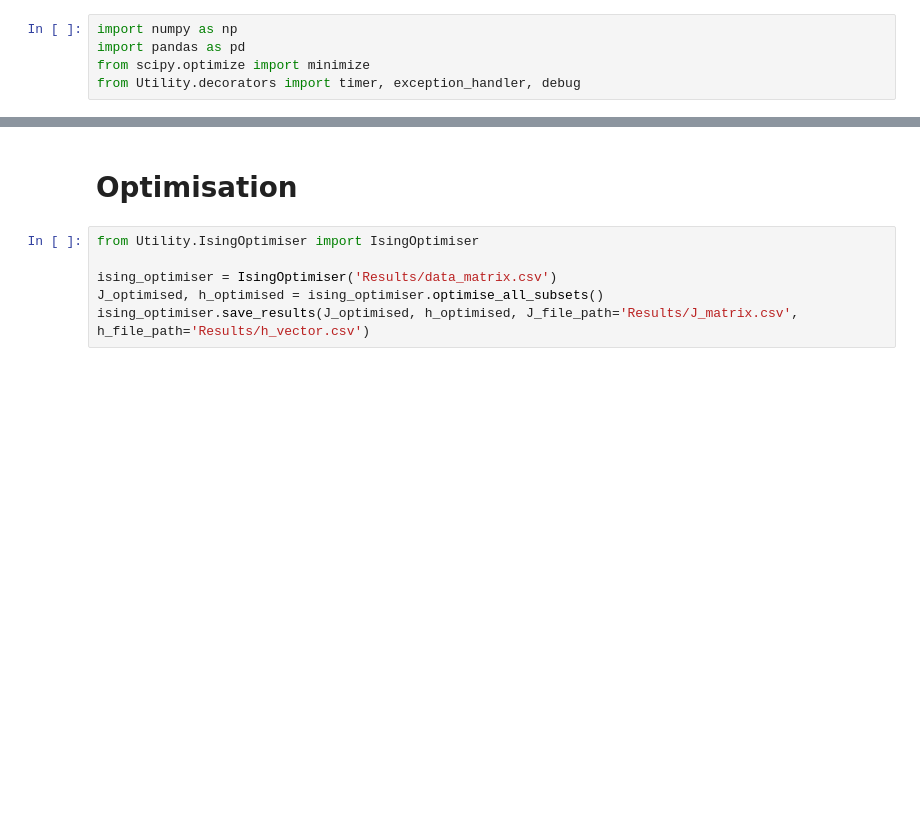
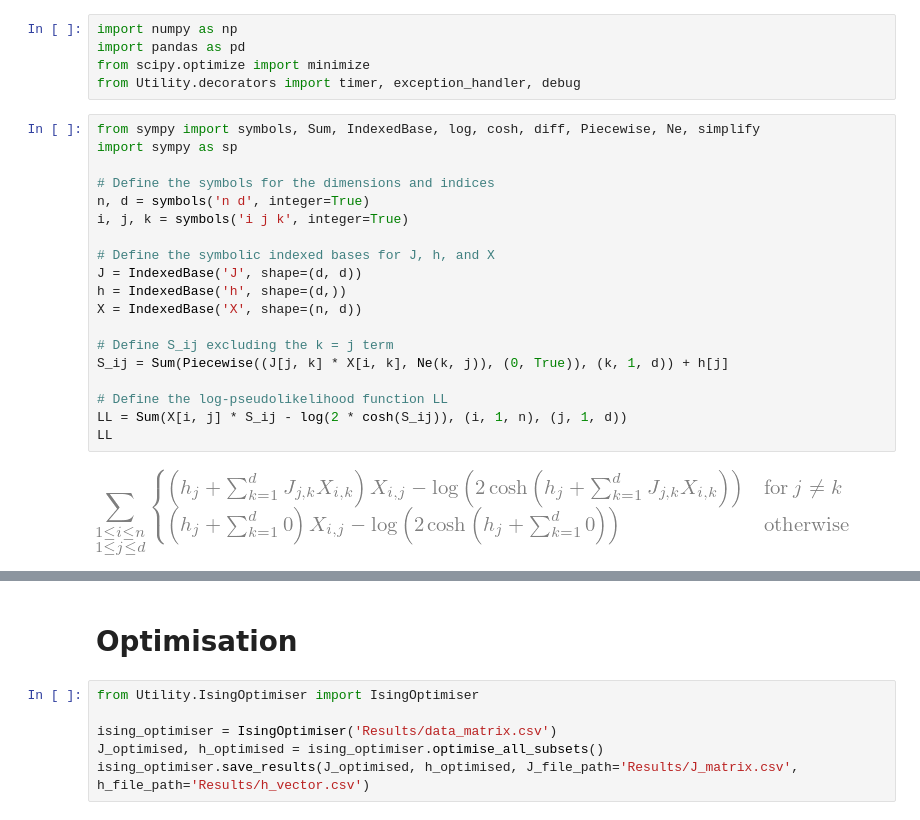
Before and after one commit to CodeBySohyun/Inverse_Ising_Inference, a Jupyter notebook: Data_Analysis/ising_optimisation.ipynb, the cells around one changed output, grey strips where cells are left out. Drawn from its saved outputs; the diff is of its cells as text; blank space fills up the shorter version.

```diff
--- a/Data_Analysis/ising_optimisation.ipynb
+++ b/Data_Analysis/ising_optimisation.ipynb
@@ -3,3 +3,24 @@ import numpy as np
 import pandas as pd
 from scipy.optimize import minimize
 from Utility.decorators import timer, exception_handler, debug
+# %%
+from sympy import symbols, Sum, IndexedBase, log, cosh, diff, Piecewise, Ne, simplify
+import sympy as sp
+
+# Define the symbols for the dimensions and indices
+n, d = symbols('n d', integer=True)
+i, j, k = symbols('i j k', integer=True)
+
+# Define the symbolic indexed bases for J, h, and X
+J = IndexedBase('J', shape=(d, d))
+h = IndexedBase('h', shape=(d,))
+X = IndexedBase('X', shape=(n, d))
+
+# Define S_ij excluding the k = j term
+S_ij = Sum(Piecewise((J[j, k] * X[i, k], Ne(k, j)), (0, True)), (k, 1, d)) + h[j]
+
+# Define the log-pseudolikelihood function LL
+LL = Sum(X[i, j] * S_ij - log(2 * cosh(S_ij)), (i, 1, n), (j, 1, d))
+LL
+# %% [output]
+[figure, added]
```
Also changed, not shown: parts of 3 cells of this notebook, 5 other files.
